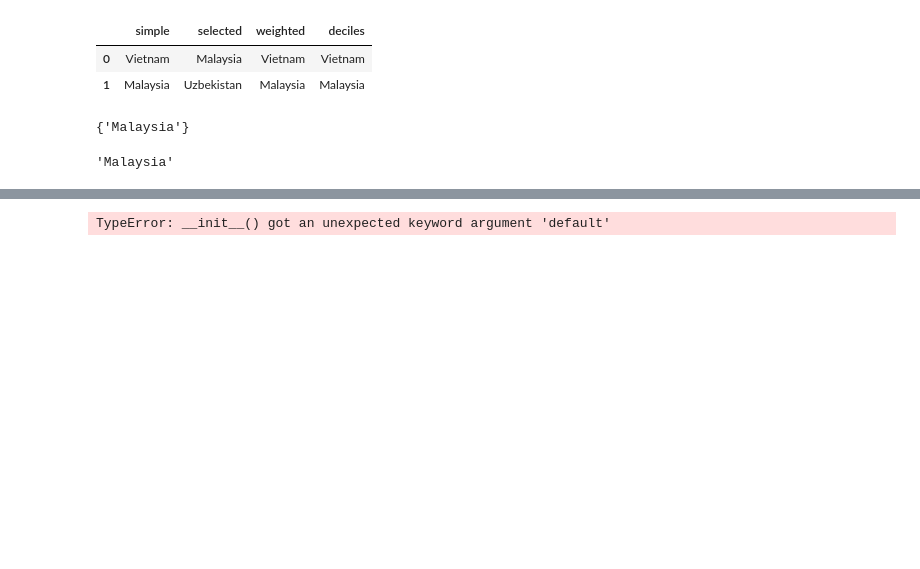
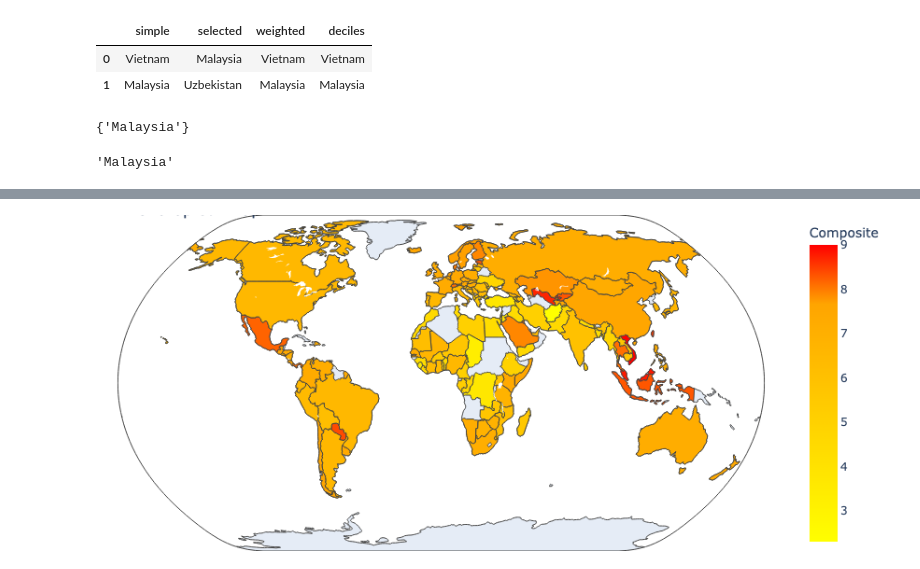
Before and after one commit to kalaydzhyan/happiness-index, a Jupyter notebook: world_emotions.ipynb, the cells around one changed output, grey strips where cells are left out. Drawn from its saved outputs; the diff is of its cells as text; code cells hidden in the pictures; blank space fills up the shorter version.

```diff
--- a/world_emotions.ipynb
+++ b/world_emotions.ipynb
@@ -294,32 +336,33 @@ simple & selected & weighted & deciles
 # %%
 
 import plotly.express as px
 import pandas as pd
 
-# Assuming your data is in a list of tuples (country_name, value)
-data = [("United States", 100), ("Canada", 80), ("Mexico", 60), ("Brazil", 70)]
-
-# Convert the data to a pandas DataFrame
-df = pd.DataFrame(data, columns=["country", "value"])
+custom_color_scale = [
+                        (0, "yellow"),    # Cold color for low values
+                        (0.8, "orange"), # Intermediate color
+                        (1, "red")      # Hot color for high values
+                     ]
 
 # Create the choropleth map
 fig = px.choropleth(
-    df,
-    locations="country",
-    color="value",
-    hover_name="country",
-    color_continuous_scale="Viridis",
+    df_result,
+    locations="Country",
+    color="Composite",
+    hover_name="Country",
+    color_continuous_scale=custom_color_scale,
     locationmode="country names",
     projection="natural earth"
 )
 
 # Update the layout
 fig.update_layout(
     title="Choropleth Map",
-    geo_scope="world",  # Set the scope to world
+    geo_scope="world",
+    margin=dict(l=0, r=0, t=0, b=0)
 )
 
 # Show the map
 fig.show()
 # %% [output]
-TypeError: __init__() got an unexpected keyword argument 'default'
+[figure, added]
```
Also changed, not shown: parts of 8 cells of this notebook, 2 other files.
